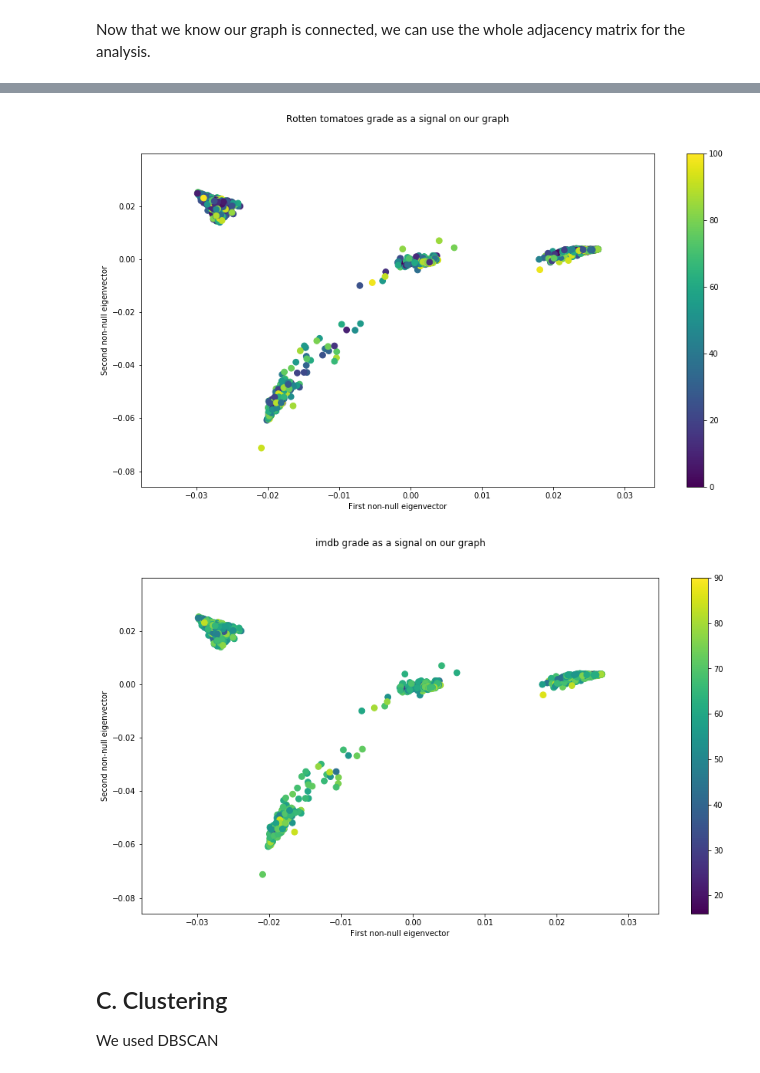
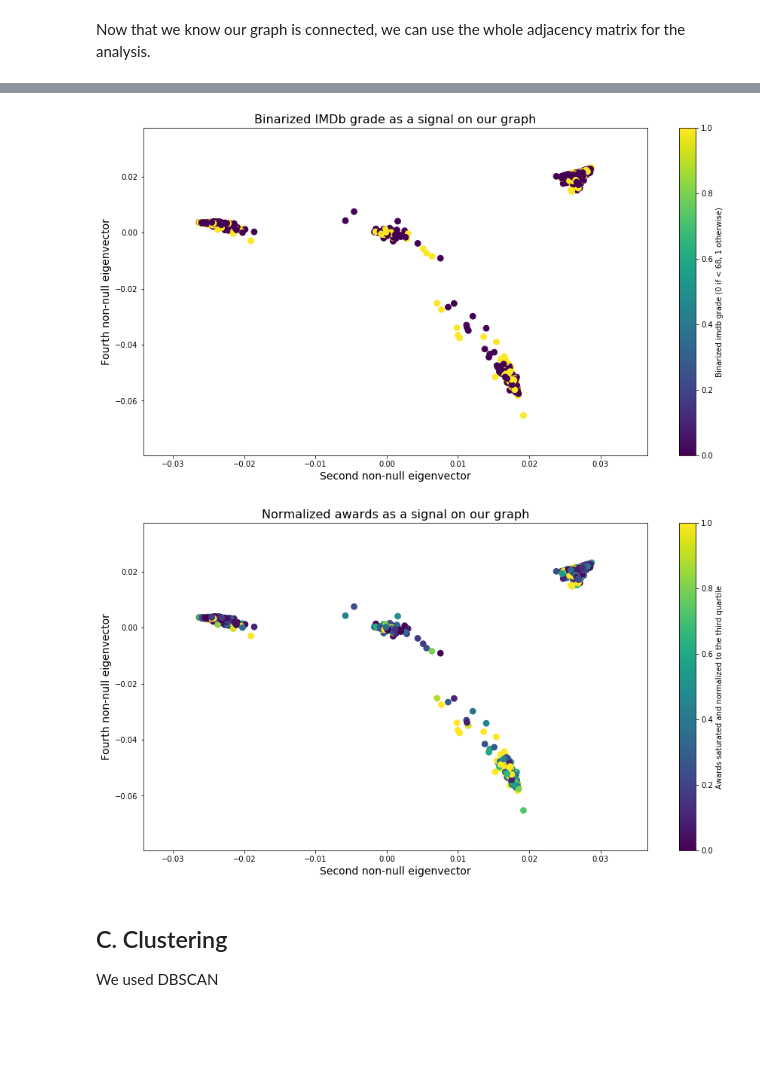
Before and after one commit to illorens/Project_NTDS, a Jupyter notebook: Analysis.ipynb, the cells around one changed output, grey strips where cells are left out. Drawn from its saved outputs; the diff is of its cells as text; code cells hidden in the pictures; blank space fills up the shorter version.

```diff
--- a/Analysis.ipynb
+++ b/Analysis.ipynb
@@ -1460,8 +1445,8 @@ print('Sparsity of our network:', np.count_nonzero(other_sparse_adj==0)*100/(len
 # %% [output]
 Sparsity of our network: 79.54600803770145 %
 # %%
-other_sparse_adj = np.load('other_sparse_adj.npy')
-other_adjacency = np.load('other_adjacency.npy')
+sparse_adj = np.load('sparse_adj.npy')
+adjacency = np.load('adjacency.npy')
 # %% [markdown]
 # 5. Analysis
 # %% [markdown]
@@ -1475,0 +1465,5 @@ label_noms = final_df.Nominations.values.copy()
+# %%
+third_quart_imdb = final_df.imdbGrade.quantile(0.75)
+label_imdb2 = label_imdb.copy()
+label_imdb2[label_imdb2 < 68] = 0
+label_imdb2[label_imdb2 >= 68] = 1
@@ -1476,20 +1510,20 @@ label_noms = final_df.Nominations.values.copy()
 # %% [markdown]
 ## B. All features combined
 # %%
-G = nx.from_numpy_matrix(other_sparse_adj)
+G = nx.from_numpy_matrix(sparse_adj)
 print('Connectedness of our graph:', nx.is_connected(G))
 # %% [output]
 Connectedness of our graph: True
 # %% [markdown]
 Now that we know our graph is connected, we can use the whole adjacency matrix for the analysis.
 # %%
-degree_weighted = other_sparse_adj.sum(1)
+degree_weighted = sparse_adj.sum(1)
 D = np.diag(degree_weighted)
 
 D_norm = np.diag(np.sqrt(1./degree_weighted))
 D_norm[D_norm == np.inf] = 0
 
-laplacian = sprs.csgraph.laplacian(other_sparse_adj, normed=False)
+laplacian = sprs.csgraph.laplacian(sparse_adj, normed=False)
 
 e, U = sp.linalg.eigh(laplacian)
 coords = U[:,[2,4]]  # Laplacian eigenmaps
@@ -1518,27 +1554,27 @@ plt.show()
 # %%
 plt.figure(figsize = (15,8))
-nodes = nx.draw_networkx_nodes(G, coords, node_size=60, node_color=label_tomato)
+nodes = nx.draw_networkx_nodes(G, coords, node_size=60, node_color=label_imdb2)
 #nx.draw_networkx_edges(G, coords, alpha=0.1)
-plt.title("Rotten tomatoes grade as a signal on our graph", y=1.08)
-plt.xlabel("First non-null eigenvector")
-plt.ylabel("Second non-null eigenvector")
-plt.colorbar(nodes)
-
+plt.title("Binarized IMDb grade as a signal on our graph", size=16)
+plt.xlabel("Second non-null eigenvector", size=14)
+plt.ylabel("Fourth non-null eigenvector", size=14)
+plt.colorbar(nodes, label='Binarized imdb grade (0 if < 68, 1 otherwise)')
+plt.savefig("Figures/graph_imdb.pdf", bbox_inches="tight")
 plt.show()
 # %% [output]
-[figure, old version]
+[figure, new version]
 # %%
 plt.figure(figsize = (15,8))
-nodes = nx.draw_networkx_nodes(G, coords, node_size=60, node_color=label_imdb)
+nodes = nx.draw_networkx_nodes(G, coords, node_size=60, node_color=label_awards)
 #nx.draw_networkx_edges(G, coords, alpha=0.1)
-plt.title("imdb grade as a signal on our graph", y=1.08)
-plt.xlabel("First non-null eigenvector")
-plt.ylabel("Second non-null eigenvector")
-plt.colorbar(nodes)
-
+plt.title("Normalized awards as a signal on our graph", size=16)
+plt.xlabel("Second non-null eigenvector", size=14)
+plt.ylabel("Fourth non-null eigenvector", size=14)
+plt.colorbar(nodes, label='Awards saturated and normalized to the third quartile')
+plt.savefig("Figures/graph_wins.pdf", bbox_inches="tight")
 plt.show()
 # %% [output]
-[figure, old version]
+[figure, new version]
 # %% [markdown]
 ## C. Clustering
 
```
Also changed, not shown: parts of 25 cells of this notebook.
